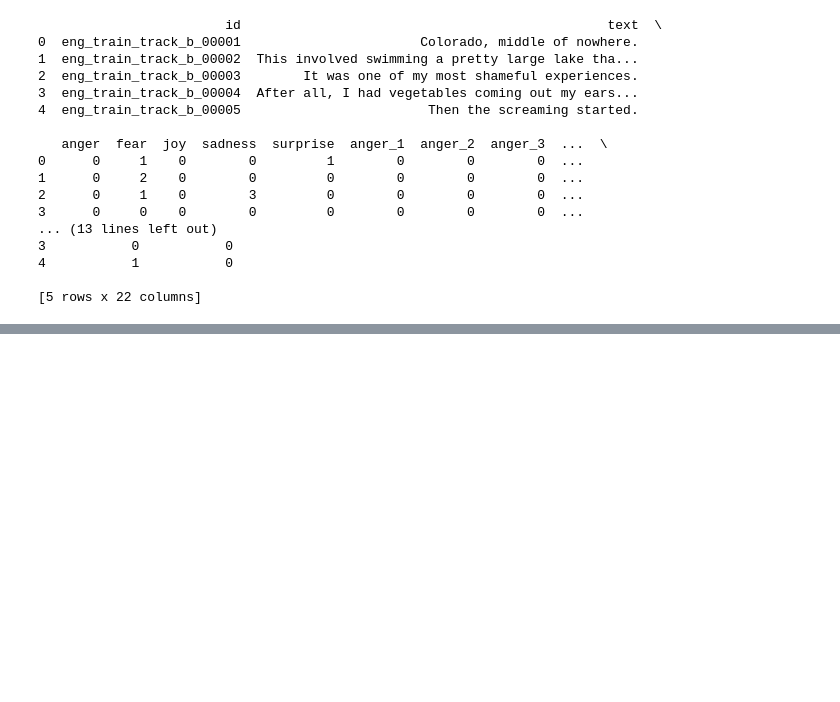
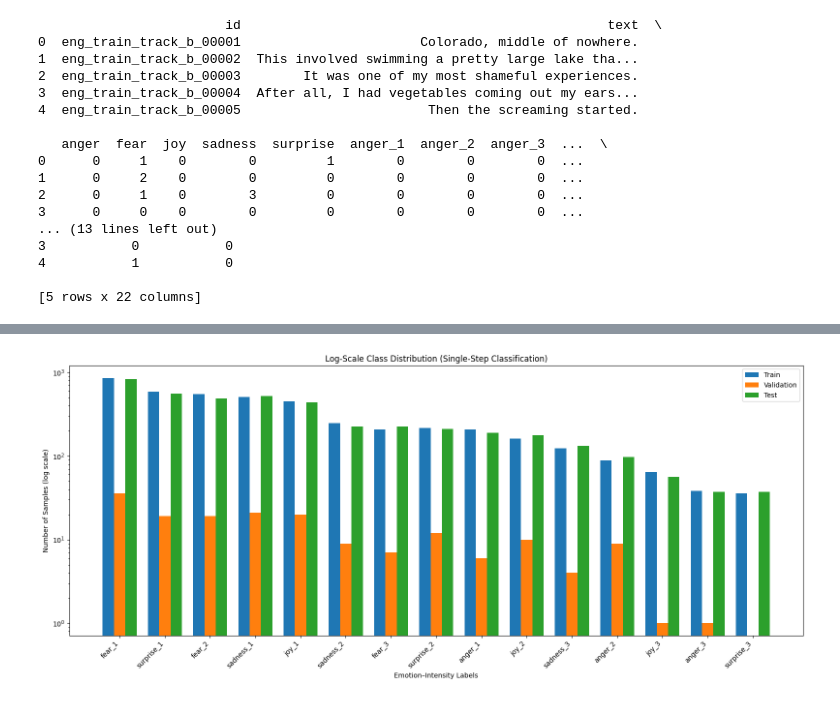
Before and after one commit to sharayumhaske22/Master_Thesis, a Jupyter notebook: test.ipynb, the cells around one changed output, grey strips where cells are left out. Cells and saved outputs as stored; diff of their text form; code cells hidden in the pictures; blank space fills up the shorter version.

```diff
--- a/test.ipynb
+++ b/test.ipynb
@@ -39,6 +39,7 @@ Sample data (first 5 rows):
 # %%
 EMOTIONS = ["anger", "fear", "joy", "sadness", "surprise"]
 LEVELS = [1, 2, 3]
+LABELS = [f"{e}_{l}" for e in EMOTIONS for l in LEVELS]
 
 def convert_single_step_labels(df: pd.DataFrame) -> pd.DataFrame:
     df = df.copy()
@@ -83,0 +149,17 @@ print(train_single.head())
+# %%
+plt.figure(figsize=(16, 7))
+
+plt.bar(x - width, distribution_df["Train"], width, label="Train")
+plt.bar(x, distribution_df["Validation"], width, label="Validation")
+plt.bar(x + width, distribution_df["Test"], width, label="Test")
+
+plt.yscale("log")
+plt.xticks(x, distribution_df.index, rotation=45, ha="right")
+plt.ylabel("Number of Samples (log scale)")
+plt.xlabel("Emotion–Intensity Labels")
+plt.title("Log-Scale Class Distribution (Single-Step Classification)")
+plt.legend()
+plt.tight_layout()
+plt.show()
+# %% [output]
+[figure, added]
```
Also changed, not shown: parts of 2 cells of this notebook.
